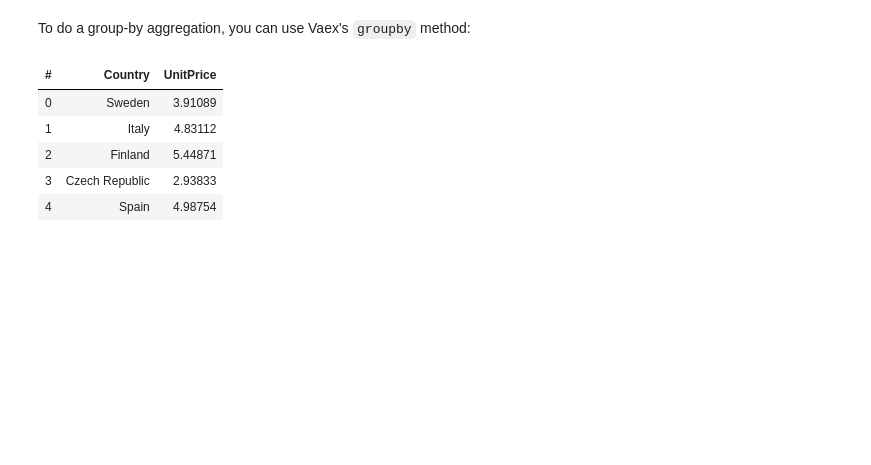
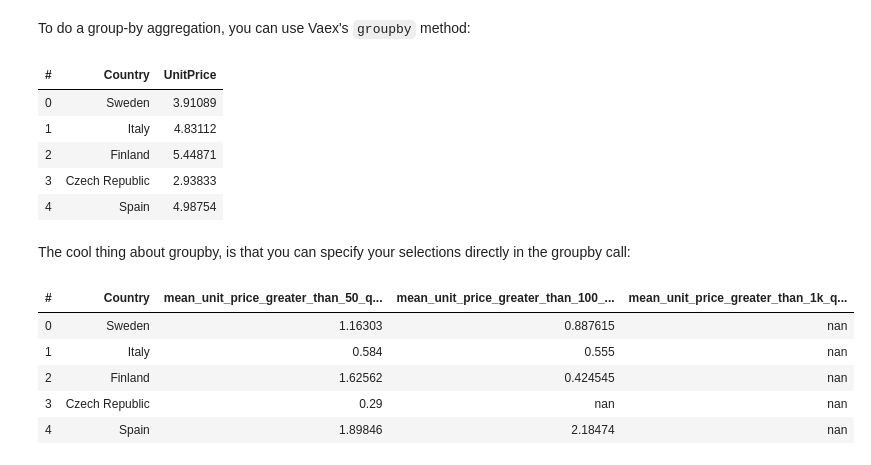
Before and after one commit to topspinj/fifty-two-packages, a Jupyter notebook: fifty-two-packages/2-vaex/notebook.ipynb, the cells around one changed output. Cells and saved outputs as stored; diff of their text form; code cells hidden in the pictures; blank space fills up the shorter version.

Commit message:
Update vaex readme and notebook

```diff
--- a/fifty-two-packages/2-vaex/notebook.ipynb
+++ b/fifty-two-packages/2-vaex/notebook.ipynb
@@ -94,3 +97,20 @@ df.groupby(by='Country').agg({'UnitPrice': 'mean'}).head(5)
 | 2 | Finland | 5.44871 |
 | 3 | Czech Republic | 2.93833 |
 | 4 | Spain | 4.98754 |
+# %% [markdown]
+The cool thing about groupby, is that you can specify your selections directly in the groupby call:
+# %%
+df.groupby(
+    by='Country',
+    agg={
+        'mean_unit_price_greater_than_50_quantity': vaex.agg.mean('UnitPrice', selection='Quantity>50'),
+        'mean_unit_price_greater_than_100_quantity': vaex.agg.mean('UnitPrice', selection='Quantity>100'),
+        'mean_unit_price_greater_than_1k_quantity': vaex.agg.mean('UnitPrice', selection='Quantity>1000'),
+    }).head(5)
+# %% [output]
+| # | Country | mean_unit_price_greater_than_50_q... | mean_unit_price_greater_than_100_... | mean_unit_price_greater_than_1k_q... |
+| 0 | Sweden | 1.16303 | 0.887615 | nan |
+| 1 | Italy | 0.584 | 0.555 | nan |
+| 2 | Finland | 1.62562 | 0.424545 | nan |
+| 3 | Czech Republic | 0.29 | nan | nan |
+| 4 | Spain | 1.89846 | 2.18474 | nan |
```
Also changed, not shown: parts of 8 cells of this notebook, 1 other file.
